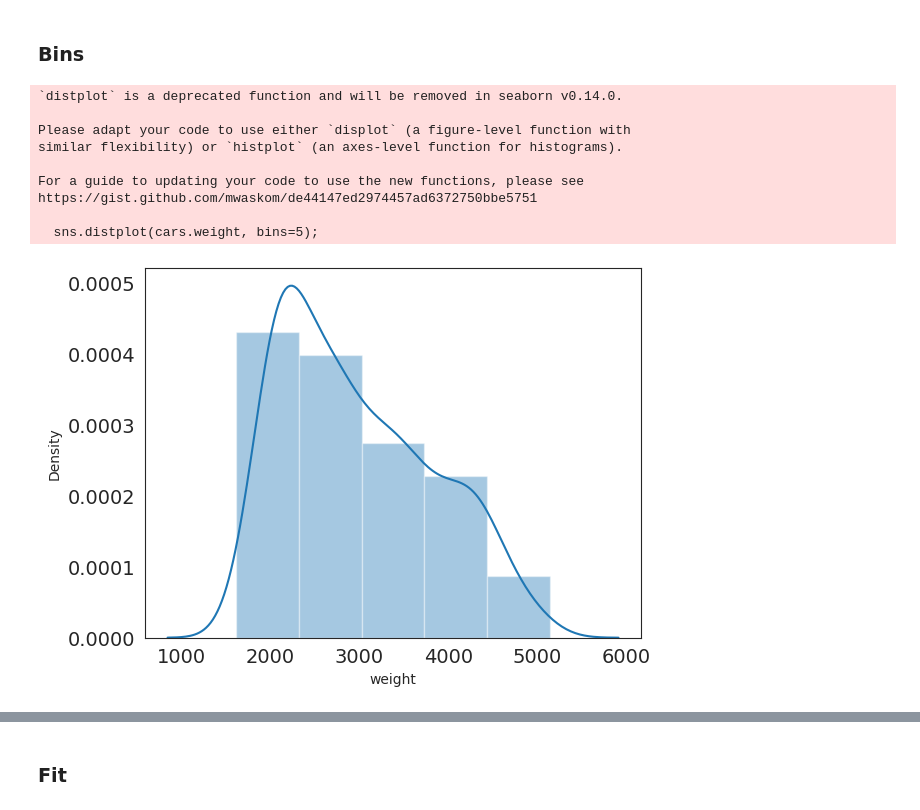
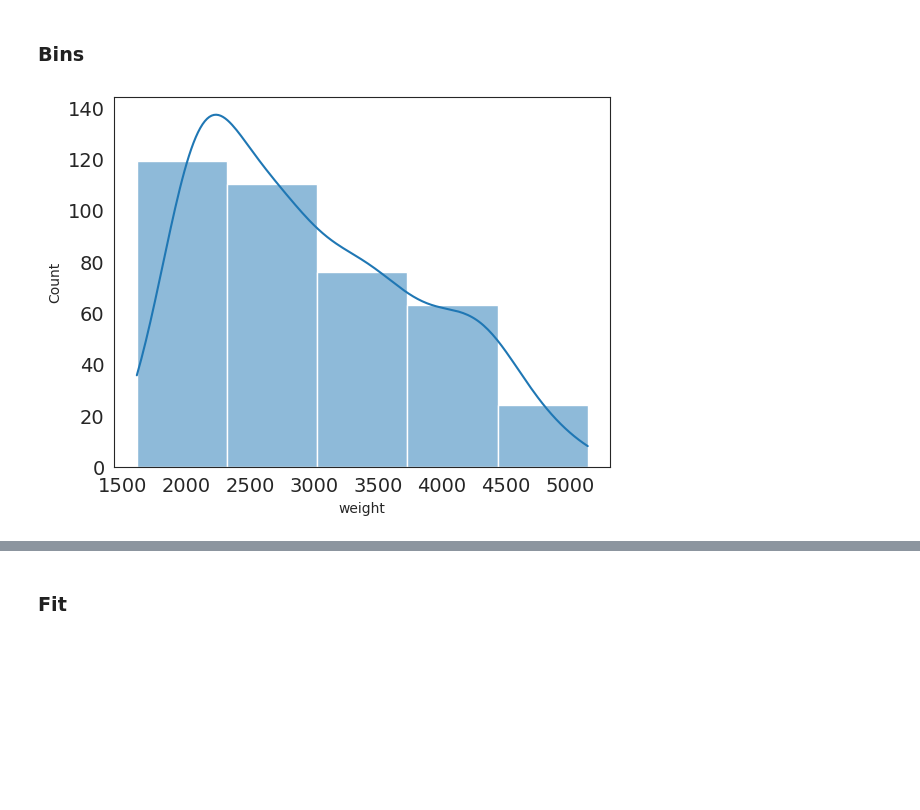
Before and after one commit to Davron030901/Matplotlib_and_Seaborn, a Jupyter notebook: 03_distplot.ipynb, the cells around one changed output, grey strips where cells are left out. Cells and saved outputs as stored; diff of their text form; code cells hidden in the pictures; blank space fills up the shorter version.

```diff
--- a/03_distplot.ipynb
+++ b/03_distplot.ipynb
@@ -155,16 +83,9 @@ https://gist.github.com/mwaskom/de44147ed2974457ad6372750bbe5751
 # %% [markdown]
 ### Bins
 # %%
-sns.distplot(cars.weight, bins=5);
+sns.histplot(data=cars, x='weight', bins=5, kde=True)
+
+plt.show()
 # %% [output]
-`distplot` is a deprecated function and will be removed in seaborn v0.14.0.
-
-Please adapt your code to use either `displot` (a figure-level function with
-similar flexibility) or `histplot` (an axes-level function for histograms).
-
-For a guide to updating your code to use the new functions, please see
-https://gist.github.com/mwaskom/de44147ed2974457ad6372750bbe5751
-
-  sns.distplot(cars.weight, bins=5);
-[figure, old version]
+[figure, new version]
 # %%
```
Also changed, not shown: parts of 26 cells of this notebook.
